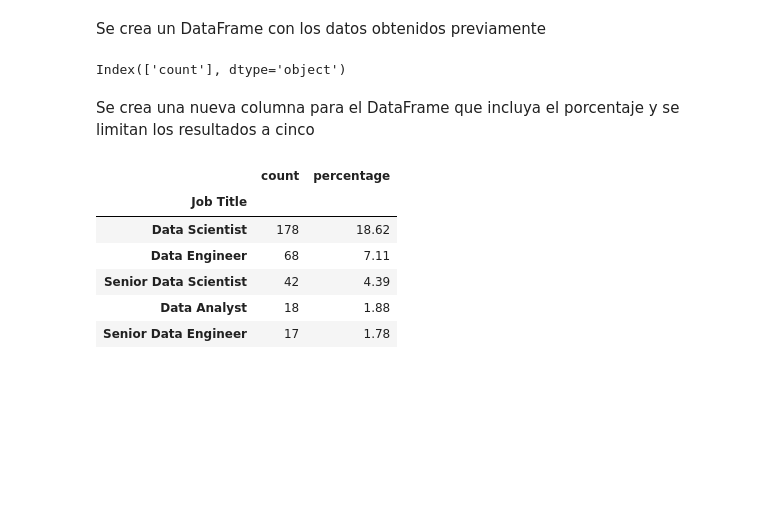
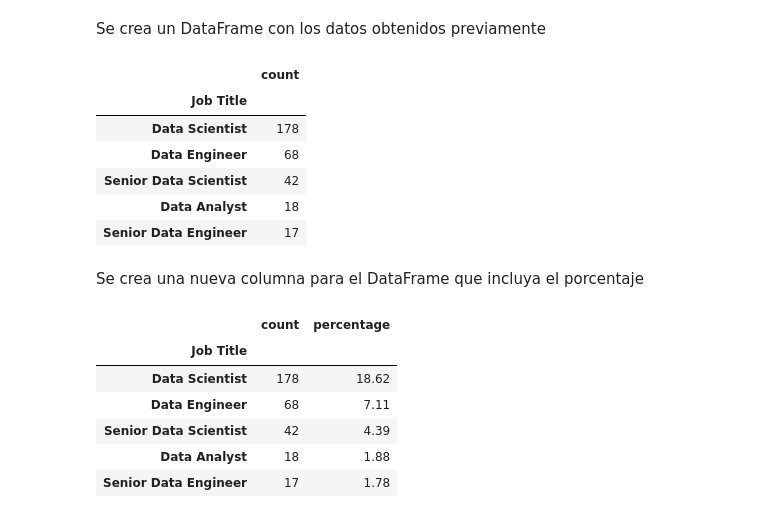
Before and after one commit to mfernandezzz/Pruebas_Tecnicas, a Jupyter notebook: pruebaTecnicaGlassdoorJobs.ipynb, the cells around one changed output. Cells and saved outputs as stored; diff of their text form; code cells hidden in the pictures; blank space fills up the shorter version.

```diff
--- a/pruebaTecnicaGlassdoorJobs.ipynb
+++ b/pruebaTecnicaGlassdoorJobs.ipynb
@@ -237,10 +226,16 @@ dtype: int64
 Se crea un DataFrame con los datos obtenidos previamente
 # %%
 popular_jobs = pd.DataFrame(df['Job Title'].value_counts())
-popular_jobs.columns
+popular_jobs.head()
 # %% [output]
-Index(['count'], dtype='object')
+|  | count |
+| Job Title |  |
+| Data Scientist | 178 |
+| Data Engineer | 68 |
+| Senior Data Scientist | 42 |
+| Data Analyst | 18 |
+| Senior Data Engineer | 17 |
 # %% [markdown]
-Se crea una nueva columna para el DataFrame que incluya el porcentaje y se limitan los resultados a cinco
+Se crea una nueva columna para el DataFrame que incluya el porcentaje
 # %%
 popular_jobs['percentage'] = round((popular_jobs['count'] * 100) / popular_jobs['count'].sum(), 2)
```
Also changed, not shown: parts of 15 cells of this notebook.
